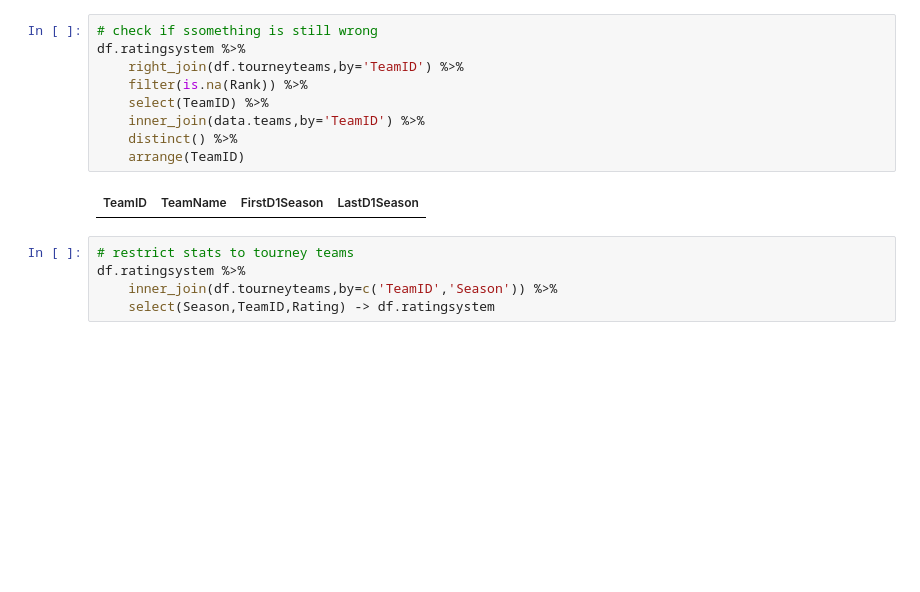
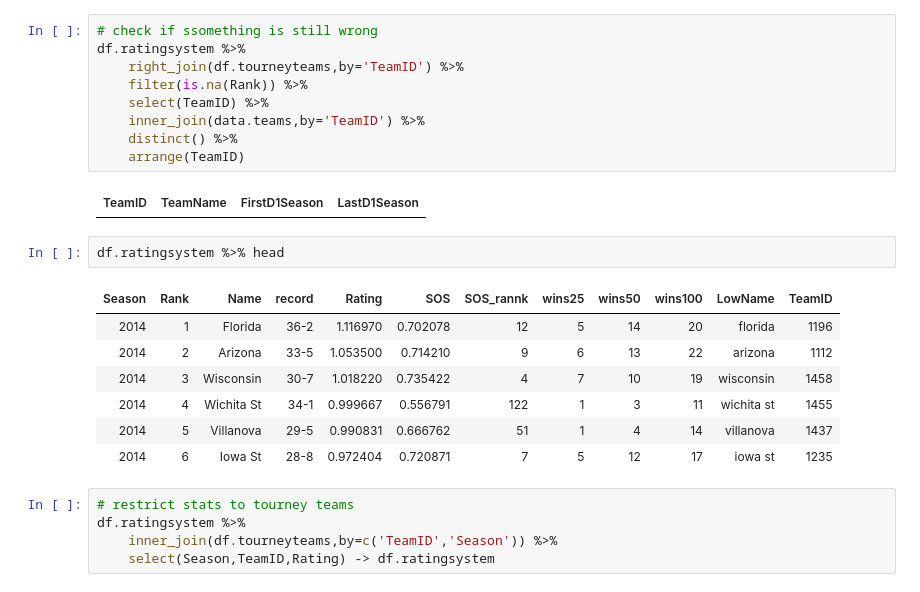
Before and after one commit to fab64443/marchmadness2019, a Jupyter notebook: ratingsystems/Colley.ipynb, the cells around one changed output. Saved outputs shown, nothing was run; the diff lists cells and outputs as text; blank space fills up the shorter version.

```diff
--- a/ratingsystems/Colley.ipynb
+++ b/ratingsystems/Colley.ipynb
@@ -91,6 +136,16 @@ df.ratingsystem %>%
     arrange(TeamID)
 # %% [output]
 | TeamID | TeamName | FirstD1Season | LastD1Season |
+# %%
+df.ratingsystem %>% head
+# %% [output]
+| Season | Rank | Name | record | Rating | SOS | SOS_rannk | wins25 | wins50 | wins100 | LowName | TeamID |
+| 2014 | 1 | Florida | 36-2 | 1.116970 | 0.702078 | 12 | 5 | 14 | 20 | florida | 1196 |
+| 2014 | 2 | Arizona | 33-5 | 1.053500 | 0.714210 | 9 | 6 | 13 | 22 | arizona | 1112 |
+| 2014 | 3 | Wisconsin | 30-7 | 1.018220 | 0.735422 | 4 | 7 | 10 | 19 | wisconsin | 1458 |
+| 2014 | 4 | Wichita St | 34-1 | 0.999667 | 0.556791 | 122 | 1 | 3 | 11 | wichita st | 1455 |
+| 2014 | 5 | Villanova | 29-5 | 0.990831 | 0.666762 | 51 | 1 | 4 | 14 | villanova | 1437 |
+| 2014 | 6 | Iowa St | 28-8 | 0.972404 | 0.720871 | 7 | 5 | 12 | 17 | iowa st | 1235 |
 # %%
 # restrict stats to tourney teams
 df.ratingsystem %>%
```
Also changed, not shown: parts of 18 cells of this notebook, 19 other files.
